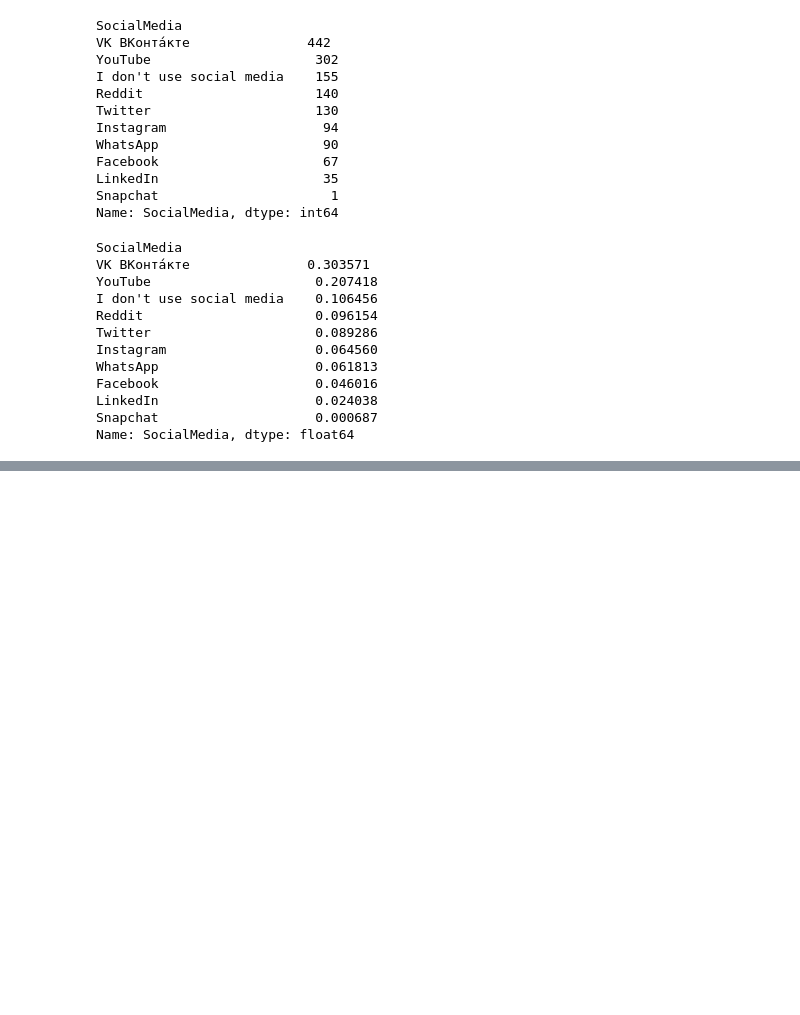
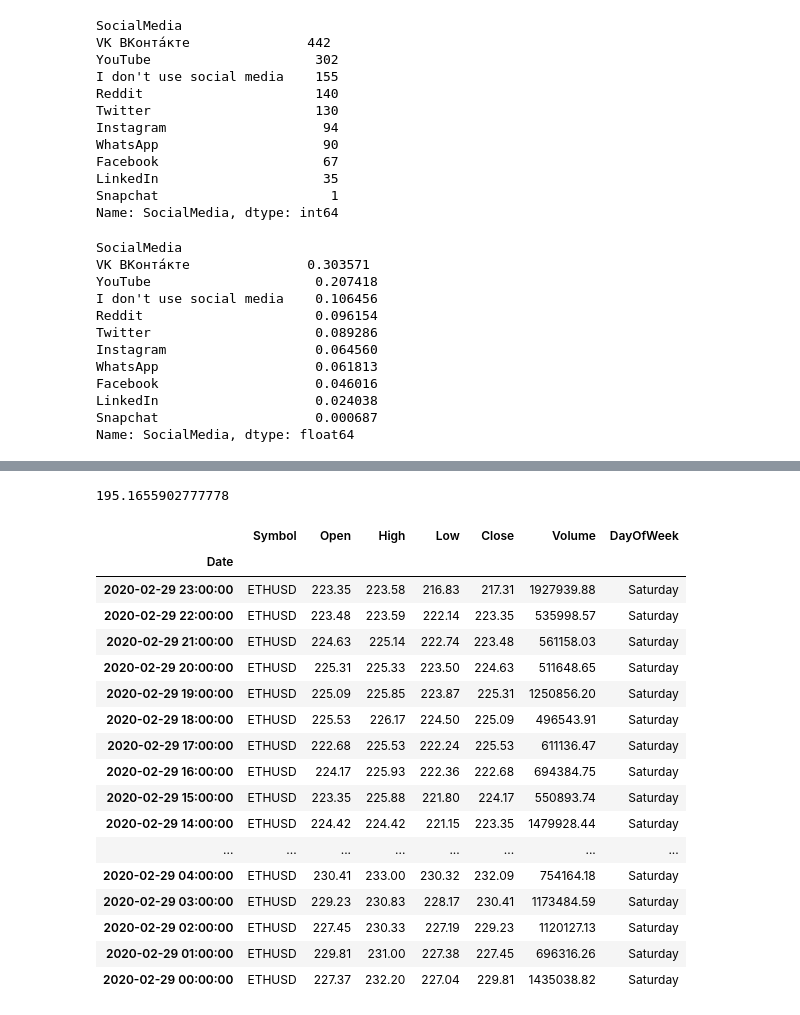
Before and after one commit to ca-ros/LearningPython, a Jupyter notebook: pandas/Pandas-Demo/Pandas Demo.ipynb, the cells around one changed output, grey strips where cells are left out. Saved outputs shown, nothing was run; the diff lists cells and outputs as text; code cells hidden in the pictures; blank space fills up the shorter version.

```diff
--- a/pandas/Pandas-Demo/Pandas Demo.ipynb
+++ b/pandas/Pandas-Demo/Pandas Demo.ipynb
@@ -1006,0 +1377,16 @@ Name: SocialMedia, dtype: float64
+# %%
+import pandas as pd
+
+na_vals = ['NA', 'Missing']
+df = pd.read_csv(
+    'C:/Users/Chris/Documents/GitHub/large csv files/LearningPython/data/survey_results_public.csv',
+    index_col = 'Respondent',
+    na_values = na_vals)
+schema_df = pd.read_csv(
+    'C:/Users/Chris/Documents/GitHub/large csv files/LearningPython/data/survey_results_schema.csv',
+    index_col = 'Column')
+
+pd.set_option('display.max_columns', 85)
+pd.set_option('display.max_rows', 87)
+
+df.head()
@@ -1006,0 +1654,25 @@ Name: SocialMedia, dtype: float64
+# %%
+df['2020-01':'2020-02']['Close'].mean()
+# %% [output]
+195.1655902777778
+# %%
+df['2020-01':'2020-02'].head(24)
+# %% [output]
+|  | Symbol | Open | High | Low | Close | Volume | DayOfWeek |
+| Date |  |  |  |  |  |  |  |
+| 2020-02-29 23:00:00 | ETHUSD | 223.35 | 223.58 | 216.83 | 217.31 | 1927939.88 | Saturday |
+| 2020-02-29 22:00:00 | ETHUSD | 223.48 | 223.59 | 222.14 | 223.35 | 535998.57 | Saturday |
+| 2020-02-29 21:00:00 | ETHUSD | 224.63 | 225.14 | 222.74 | 223.48 | 561158.03 | Saturday |
+| 2020-02-29 20:00:00 | ETHUSD | 225.31 | 225.33 | 223.50 | 224.63 | 511648.65 | Saturday |
+| 2020-02-29 19:00:00 | ETHUSD | 225.09 | 225.85 | 223.87 | 225.31 | 1250856.20 | Saturday |
+| 2020-02-29 18:00:00 | ETHUSD | 225.53 | 226.17 | 224.50 | 225.09 | 496543.91 | Saturday |
+| 2020-02-29 17:00:00 | ETHUSD | 222.68 | 225.53 | 222.24 | 225.53 | 611136.47 | Saturday |
+| 2020-02-29 16:00:00 | ETHUSD | 224.17 | 225.93 | 222.36 | 222.68 | 694384.75 | Saturday |
+| 2020-02-29 15:00:00 | ETHUSD | 223.35 | 225.88 | 221.80 | 224.17 | 550893.74 | Saturday |
+| 2020-02-29 14:00:00 | ETHUSD | 224.42 | 224.42 | 221.15 | 223.35 | 1479928.44 | Saturday |
+| ... | ... | ... | ... | ... | ... | ... | ... |
+| 2020-02-29 04:00:00 | ETHUSD | 230.41 | 233.00 | 230.32 | 232.09 | 754164.18 | Saturday |
+| 2020-02-29 03:00:00 | ETHUSD | 229.23 | 230.83 | 228.17 | 230.41 | 1173484.59 | Saturday |
+| 2020-02-29 02:00:00 | ETHUSD | 227.45 | 230.33 | 227.19 | 229.23 | 1120127.13 | Saturday |
+| 2020-02-29 01:00:00 | ETHUSD | 229.81 | 231.00 | 227.38 | 227.45 | 696316.26 | Saturday |
+| 2020-02-29 00:00:00 | ETHUSD | 227.37 | 232.20 | 227.04 | 229.81 | 1435038.82 | Saturday |
```
Also changed, not shown: parts of 98 cells of this notebook, 7 other files.
